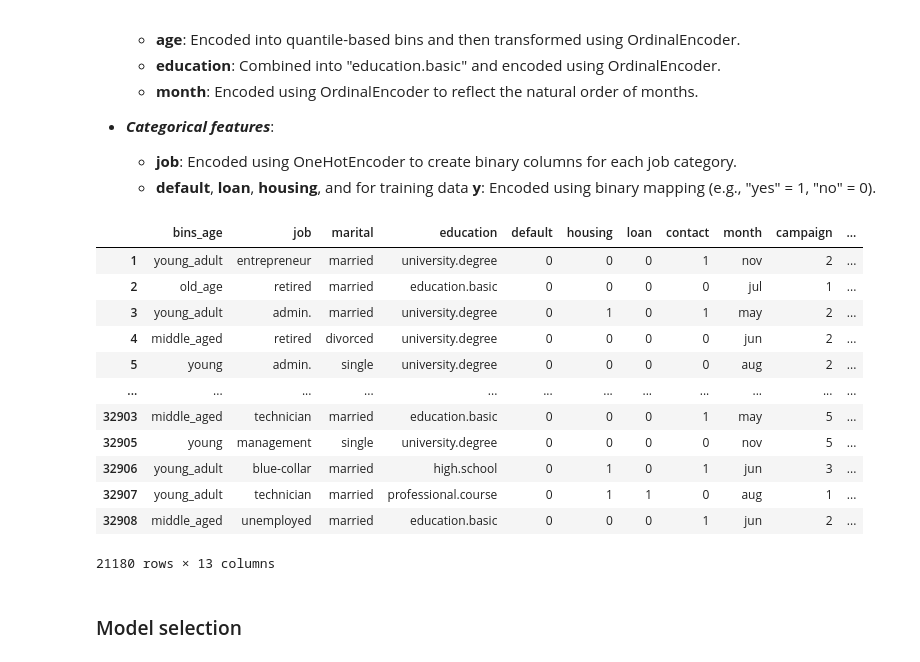
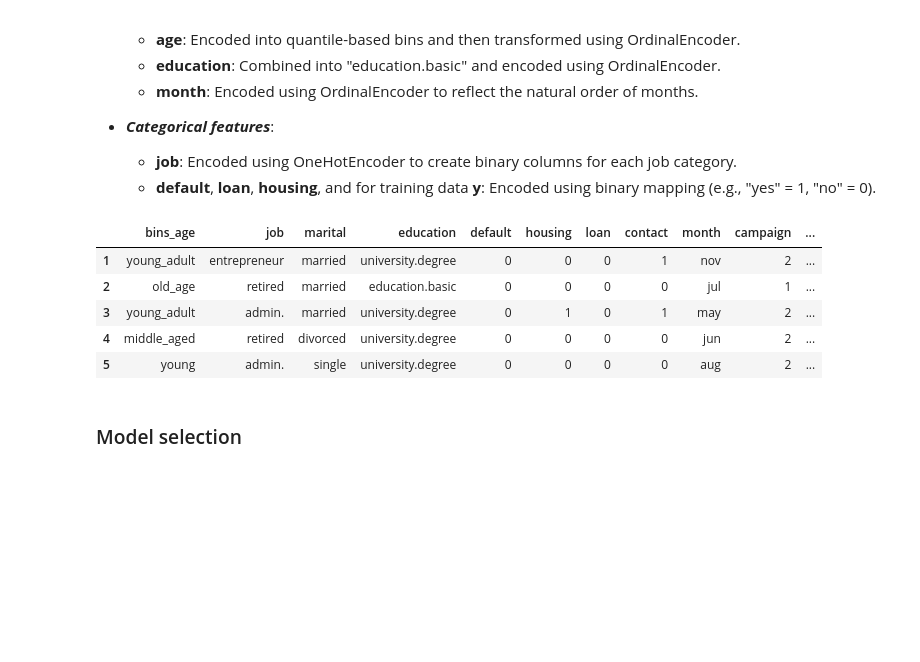
Before and after one commit to naty88/customer_subscriptions_prediction, a Jupyter notebook: notebooks/model_selection.ipynb, the cells around one changed output. Saved outputs shown, nothing was run; the diff lists cells and outputs as text; code cells hidden in the pictures; blank space fills up the shorter version.

```diff
--- a/notebooks/model_selection.ipynb
+++ b/notebooks/model_selection.ipynb
@@ -61,24 +67,17 @@ df.head(5)
 # %%
 # initialize Preprocessor
 data_transformer = DataTransformer(df)
 
 # preprocess some data
 df = data_transformer.clean_and_transform()
-df
+df.head()
 # %% [output]
 |  | bins_age | job | marital | education | default | housing | loan | contact | month | campaign | ... |
 | 1 | young_adult | entrepreneur | married | university.degree | 0 | 0 | 0 | 1 | nov | 2 | ... |
 | 2 | old_age | retired | married | education.basic | 0 | 0 | 0 | 0 | jul | 1 | ... |
 | 3 | young_adult | admin. | married | university.degree | 0 | 1 | 0 | 1 | may | 2 | ... |
 | 4 | middle_aged | retired | divorced | university.degree | 0 | 0 | 0 | 0 | jun | 2 | ... |
 | 5 | young | admin. | single | university.degree | 0 | 0 | 0 | 0 | aug | 2 | ... |
-| ... | ... | ... | ... | ... | ... | ... | ... | ... | ... | ... | ... |
-| 32903 | middle_aged | technician | married | education.basic | 0 | 0 | 0 | 1 | may | 5 | ... |
-| 32905 | young | management | single | university.degree | 0 | 0 | 0 | 0 | nov | 5 | ... |
-| 32906 | young_adult | blue-collar | married | high.school | 0 | 1 | 0 | 1 | jun | 3 | ... |
-| 32907 | young_adult | technician | married | professional.course | 0 | 1 | 1 | 0 | aug | 1 | ... |
-| 32908 | middle_aged | unemployed | married | education.basic | 0 | 0 | 0 | 1 | jun | 2 | ... |
-21180 rows × 13 columns
 # %% [markdown]
 ### Model selection
 # %%
```
Also changed, not shown: parts of 16 cells of this notebook, 11 other files.
